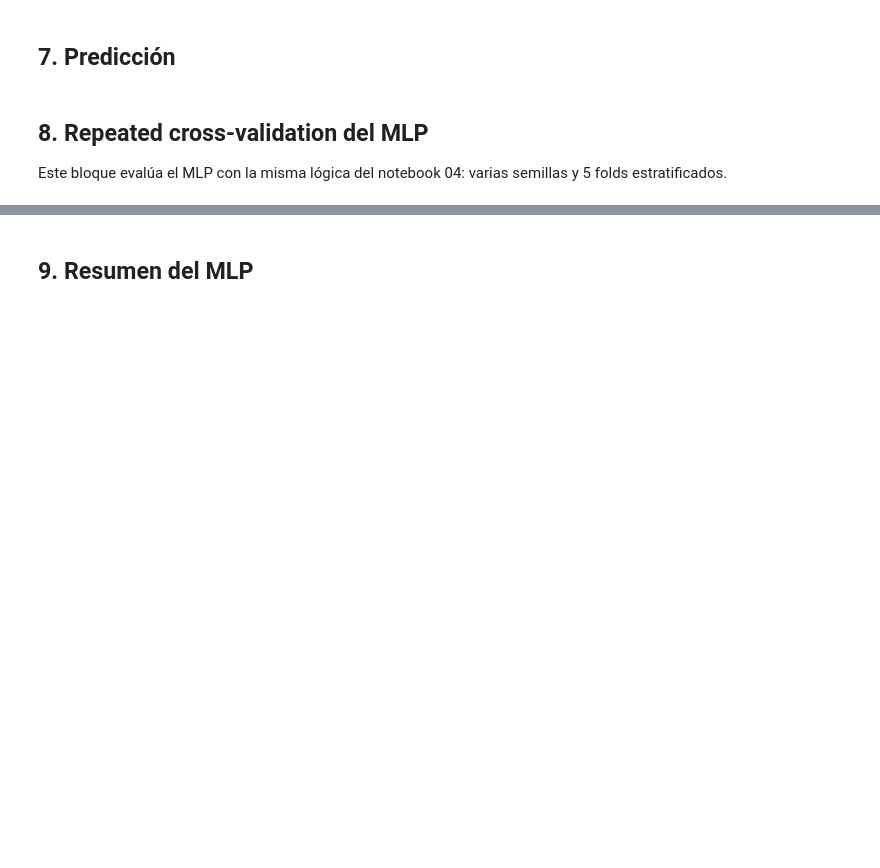
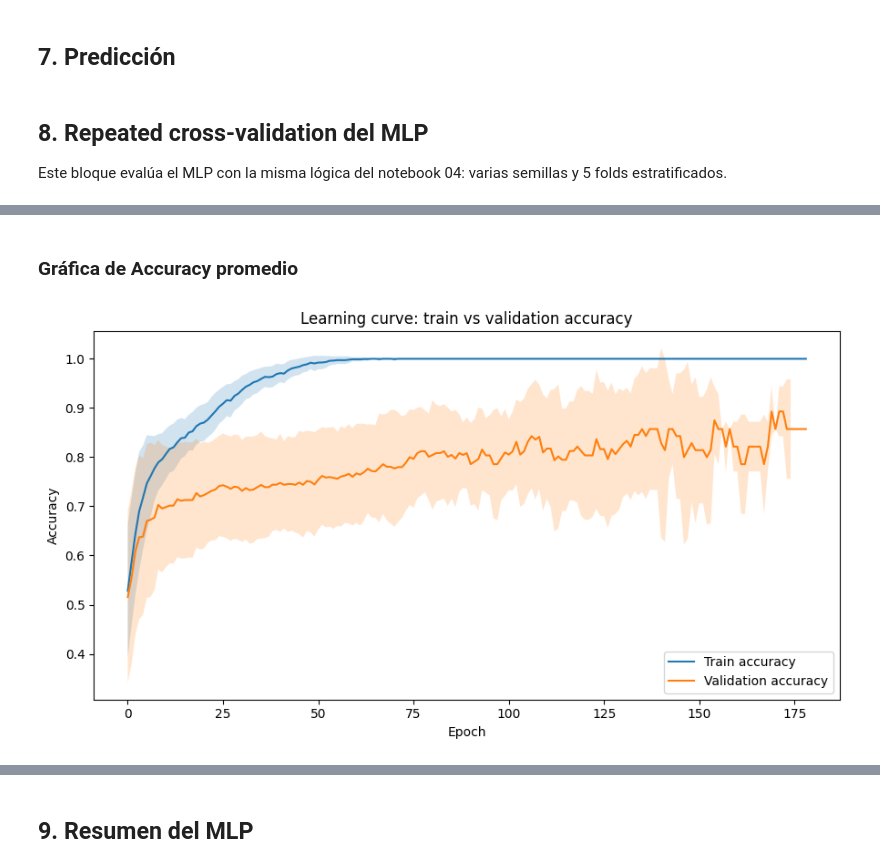
Before and after one commit to DavidLondo/DeepLearningFinal, a Jupyter notebook: notebooks/05_train_multimodal_mlp_pytorch.ipynb, the cells around one changed output, grey strips where cells are left out. Drawn from its saved outputs; the diff is of its cells as text; code cells hidden in the pictures; blank space fills up the shorter version.

```diff
--- a/notebooks/05_train_multimodal_mlp_pytorch.ipynb
+++ b/notebooks/05_train_multimodal_mlp_pytorch.ipynb
@@ -571,0 +673,51 @@ Seed=2026 | Fold=4
+# %% [markdown]
+### Gráfica de Accuracy promedio
+# %%
+accuracy_summary = (
+    mlp_history_df
+    .groupby("epoch")
+    .agg(
+        train_accuracy_mean=("train_accuracy", "mean"),
+        train_accuracy_std=("train_accuracy", "std"),
+        val_accuracy_mean=("val_accuracy", "mean"),
+        val_accuracy_std=("val_accuracy", "std"),
+    )
+    .reset_index()
+)
+
+plt.figure(figsize=(9, 5))
+
+plt.plot(
+    accuracy_summary["epoch"],
+    accuracy_summary["train_accuracy_mean"],
+    label="Train accuracy",
+)
+
+plt.plot(
+    accuracy_summary["epoch"],
+    accuracy_summary["val_accuracy_mean"],
+    label="Validation accuracy",
+)
+
+plt.fill_between(
+    accuracy_summary["epoch"],
+    accuracy_summary["train_accuracy_mean"] - accuracy_summary["train_accuracy_std"],
+    accuracy_summary["train_accuracy_mean"] + accuracy_summary["train_accuracy_std"],
+    alpha=0.2,
+)
+
+plt.fill_between(
+    accuracy_summary["epoch"],
+    accuracy_summary["val_accuracy_mean"] - accuracy_summary["val_accuracy_std"],
+    accuracy_summary["val_accuracy_mean"] + accuracy_summary["val_accuracy_std"],
+    alpha=0.2,
+)
+
+plt.xlabel("Epoch")
+plt.ylabel("Accuracy")
+plt.title("Learning curve: train vs validation accuracy")
+plt.legend()
+plt.tight_layout()
+plt.show()
+# %% [output]
+[figure, added]
```
Also changed, not shown: parts of 16 cells of this notebook.
